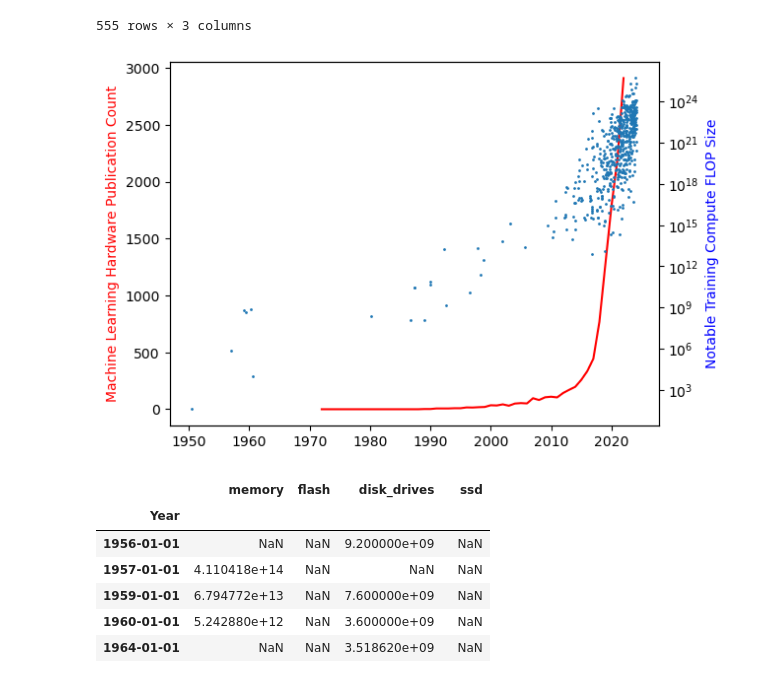
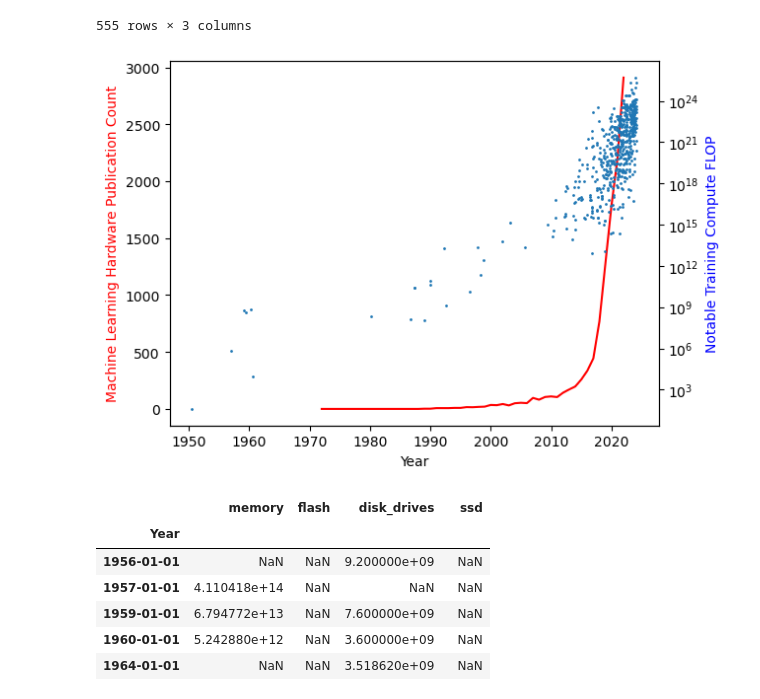
Before and after one commit to rreece15/Collaborative-Networks-In-Machine-Learning, a Jupyter notebook: Riherd_Chiu_project_code/model/wos/custom_class_updated2.ipynb, the cells around one changed output. Saved outputs shown, nothing was run; the diff lists cells and outputs as text; code cells hidden in the pictures.

```diff
--- a/Riherd_Chiu_project_code/model/wos/custom_class_updated2.ipynb
+++ b/Riherd_Chiu_project_code/model/wos/custom_class_updated2.ipynb
@@ -145,16 +148,17 @@ display(compute)
 # %%
 compute['Training_compute_FLOP'] = compute['Training_compute_FLOP'].astype(float)
 fig, ax1 = plt.subplots()
 ax1.plot(years,yr_counts,color='r')
+ax1.set_xlabel('Year')
 ax1.set_ylabel('Machine Learning Hardware Publication Count',color='r')
 ax2 = ax1.twinx()
 ax2.set_yscale("log")
 # ax2.scatter(years,compute['Training_compute_FLOP'],color='b')
-ax2.set_ylabel('Notable Training Compute FLOP Size',color='b')
+ax2.set_ylabel('Notable Training Compute FLOP',color='b')
 ax2.scatter(compute['Publication_date'], compute['Training_compute_FLOP'], s=1)
 plt.show()
 # %% [output]
-[figure, old version]
+[figure, new version]
 # %%
 data_cost = pd.read_csv('../../../data/computation/memory_cost.csv')
 data_cost.Year = pd.to_datetime(data_cost['Year'], format='%Y')
```
Also changed, not shown: parts of 3 cells of this notebook.
